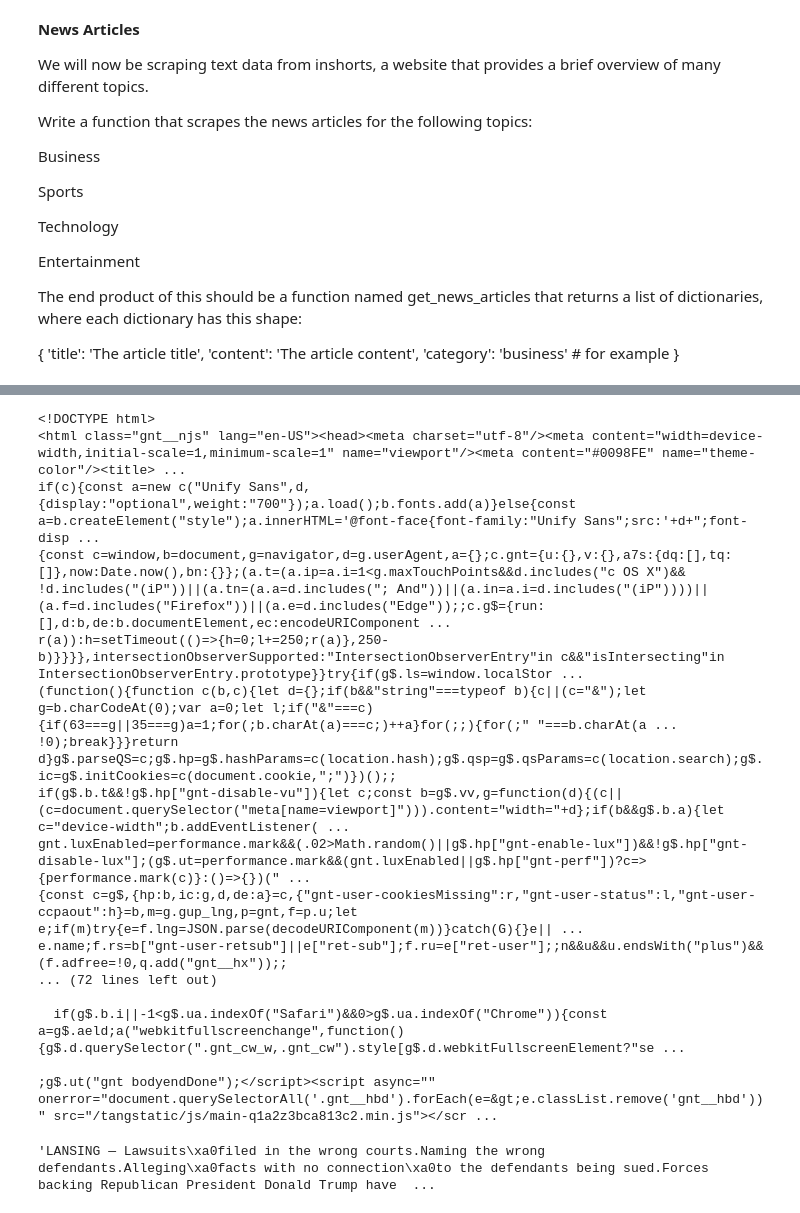
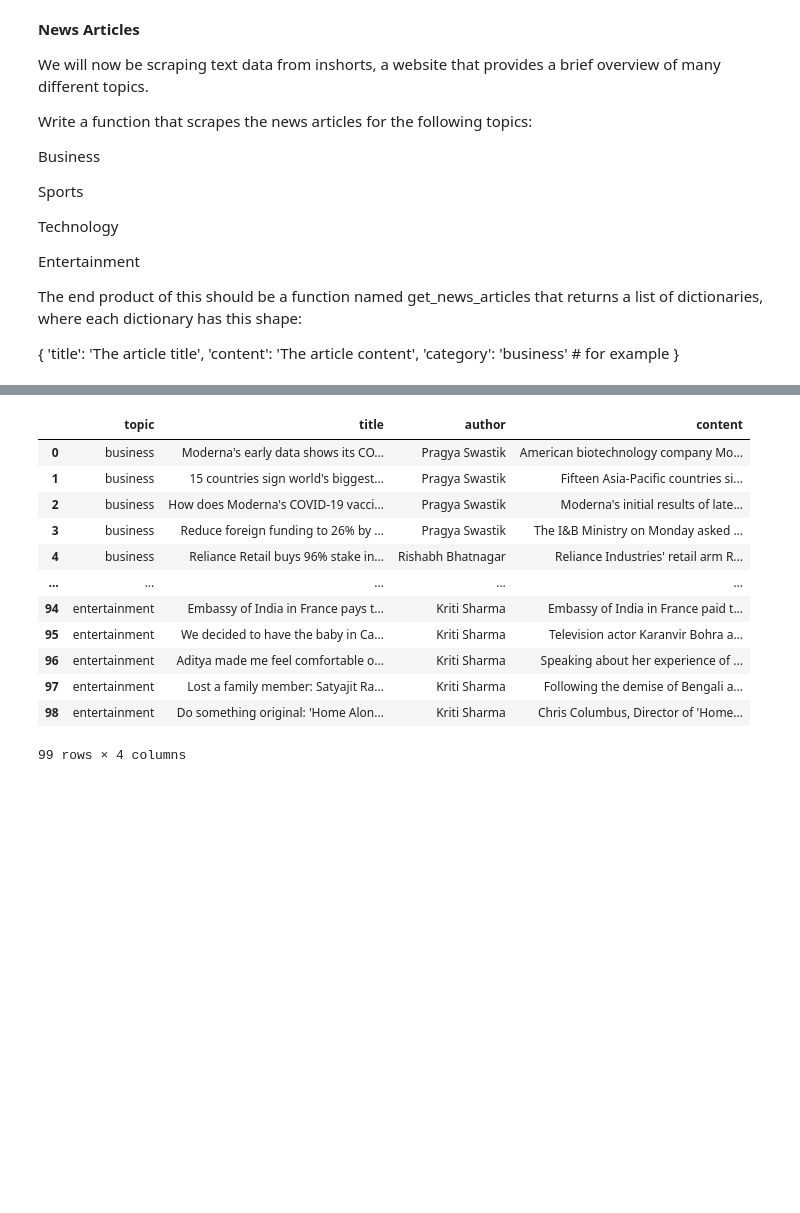
Before and after one commit to MainaliB/NLP, a Jupyter notebook: acquire.ipynb, the cells around one changed output, grey strips where cells are left out. Saved outputs shown, nothing was run; the diff lists cells and outputs as text; code cells hidden in the pictures; blank space fills up the shorter version.

```diff
--- a/acquire.ipynb
+++ b/acquire.ipynb
@@ -197,28 +133,0 @@ response
-# %%
-soup = BeautifulSoup(response.content, 'html.parser')
-
-soup
-# %% [output]
-<!DOCTYPE html>
-<html class="gnt__njs" lang="en-US"><head><meta charset="utf-8"/><meta content="width=device-width,initial-scale=1,minimum-scale=1" name="viewport"/><meta content="#0098FE" name="theme-color"/><title> ...
-if(c){const a=new c("Unify Sans",d,{display:"optional",weight:"700"});a.load();b.fonts.add(a)}else{const a=b.createElement("style");a.innerHTML='@font-face{font-family:"Unify Sans";src:'+d+";font-disp ...
-{const c=window,b=document,g=navigator,d=g.userAgent,a={};c.gnt={u:{},v:{},a7s:{dq:[],tq:[]},now:Date.now(),bn:{}};(a.t=(a.ip=a.i=1<g.maxTouchPoints&&d.includes("c OS X")&&
-!d.includes("(iP"))||(a.tn=(a.a=d.includes("; And"))||(a.in=a.i=d.includes("(iP"))))||(a.f=d.includes("Firefox"))||(a.e=d.includes("Edge"));;c.g$={run:[],d:b,de:b.documentElement,ec:encodeURIComponent ...
-r(a)):h=setTimeout(()=>{h=0;l+=250;r(a)},250-b)}}}},intersectionObserverSupported:"IntersectionObserverEntry"in c&&"isIntersecting"in IntersectionObserverEntry.prototype}}try{if(g$.ls=window.localStor ...
-(function(){function c(b,c){let d={};if(b&&"string"===typeof b){c||(c="&");let g=b.charCodeAt(0);var a=0;let l;if("&"===c){if(63===g||35===g)a=1;for(;b.charAt(a)===c;)++a}for(;;){for(;" "===b.charAt(a ...
-!0);break}}}return d}g$.parseQS=c;g$.hp=g$.hashParams=c(location.hash);g$.qsp=g$.qsParams=c(location.search);g$.ic=g$.initCookies=c(document.cookie,";")})();;
-if(g$.b.t&&!g$.hp["gnt-disable-vu"]){let c;const b=g$.vv,g=function(d){(c||(c=document.querySelector("meta[name=viewport]"))).content="width="+d};if(b&&g$.b.a){let c="device-width";b.addEventListener( ...
-gnt.luxEnabled=performance.mark&&(.02>Math.random()||g$.hp["gnt-enable-lux"])&&!g$.hp["gnt-disable-lux"];(g$.ut=performance.mark&&(gnt.luxEnabled||g$.hp["gnt-perf"])?c=>{performance.mark(c)}:()=>{})(" ...
-{const c=g$,{hp:b,ic:g,d,de:a}=c,{"gnt-user-cookiesMissing":r,"gnt-user-status":l,"gnt-user-ccpaout":h}=b,m=g.gup_lng,p=gnt,f=p.u;let e;if(m)try{e=f.lng=JSON.parse(decodeURIComponent(m))}catch(G){}e|| ...
-e.name;f.rs=b["gnt-user-retsub"]||e["ret-sub"];f.ru=e["ret-user"];;n&&u&&u.endsWith("plus")&&(f.adfree=!0,q.add("gnt__hx"));;
-... (72 lines left out)
-
-  if(g$.b.i||-1<g$.ua.indexOf("Safari")&&0>g$.ua.indexOf("Chrome")){const a=g$.aeld;a("webkitfullscreenchange",function(){g$.d.querySelector(".gnt_cw_w,.gnt_cw").style[g$.d.webkitFullscreenElement?"se ...
-
-;g$.ut("gnt bodyendDone");</script><script async="" onerror="document.querySelectorAll('.gnt__hbd').forEach(e=&gt;e.classList.remove('gnt__hbd'))" src="/tangstatic/js/main-q1a2z3bca813c2.min.js"></scr ...
-# %%
-article = soup.find('div', class_ = 'gnt_ar_b')
-
-article.text
-# %% [output]
-'LANSING — Lawsuits\xa0filed in the wrong courts.Naming the wrong defendants.Alleging\xa0facts with no connection\xa0to the defendants being sued.Forces backing Republican President Donald Trump have  ...
@@ -226,0 +134,12 @@ article.text
+# %%
+# Create a helper function that requests and parses HTML returning a soup object.
+
+def make_soup(url):
+    '''
+    This helper function takes in a url and requests and parses HTML
+    returning a soup object.
+    '''
+    headers = {'User-Agent': 'Codeup Data Science'}
+    response = get(url, headers=headers)
+    soup = BeautifulSoup(response.text, 'html.parser')
+    return soup
@@ -226,0 +202,18 @@ article.text
+# %%
+df = get_news_articles()
+# %%
+df
+# %% [output]
+|  | topic | title | author | content |
+| 0 | business | Moderna's early data shows its CO... | Pragya Swastik | American biotechnology company Mo... |
+| 1 | business | 15 countries sign world's biggest... | Pragya Swastik | Fifteen Asia-Pacific countries si... |
+| 2 | business | How does Moderna's COVID-19 vacci... | Pragya Swastik | Moderna's initial results of late... |
+| 3 | business | Reduce foreign funding to 26% by ... | Pragya Swastik | The I&B Ministry on Monday asked ... |
+| 4 | business | Reliance Retail buys 96% stake in... | Rishabh Bhatnagar | Reliance Industries' retail arm R... |
+| ... | ... | ... | ... | ... |
+| 94 | entertainment | Embassy of India in France pays t... | Kriti Sharma | Embassy of India in France paid t... |
+| 95 | entertainment | We decided to have the baby in Ca... | Kriti Sharma | Television actor Karanvir Bohra a... |
+| 96 | entertainment | Aditya made me feel comfortable o... | Kriti Sharma | Speaking about her experience of ... |
+| 97 | entertainment | Lost a family member: Satyajit Ra... | Kriti Sharma | Following the demise of Bengali a... |
+| 98 | entertainment | Do something original: 'Home Alon... | Kriti Sharma | Chris Columbus, Director of 'Home... |
+99 rows × 4 columns
```
Also changed, not shown: parts of 5 cells of this notebook.
